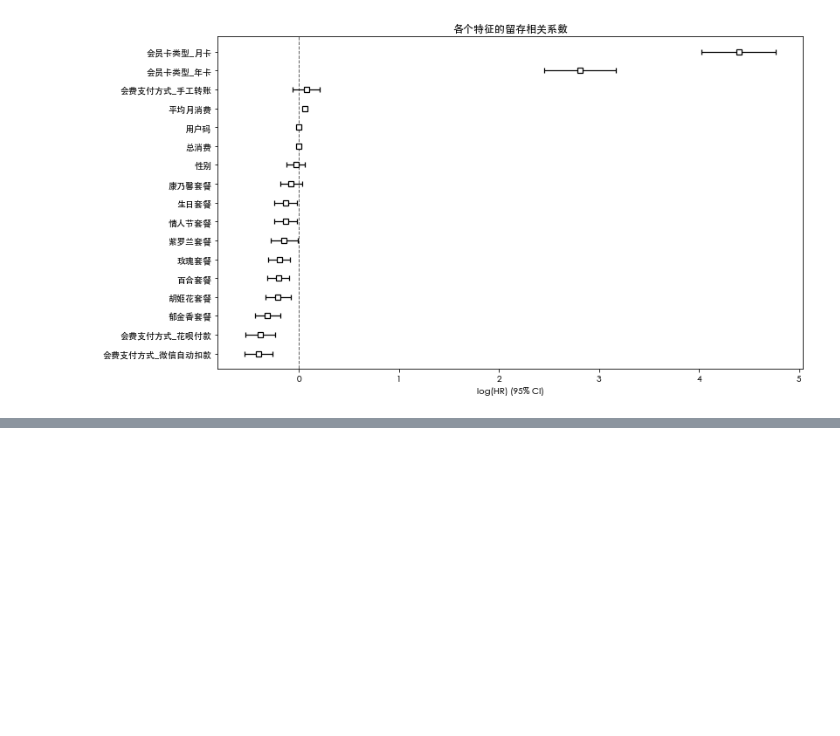
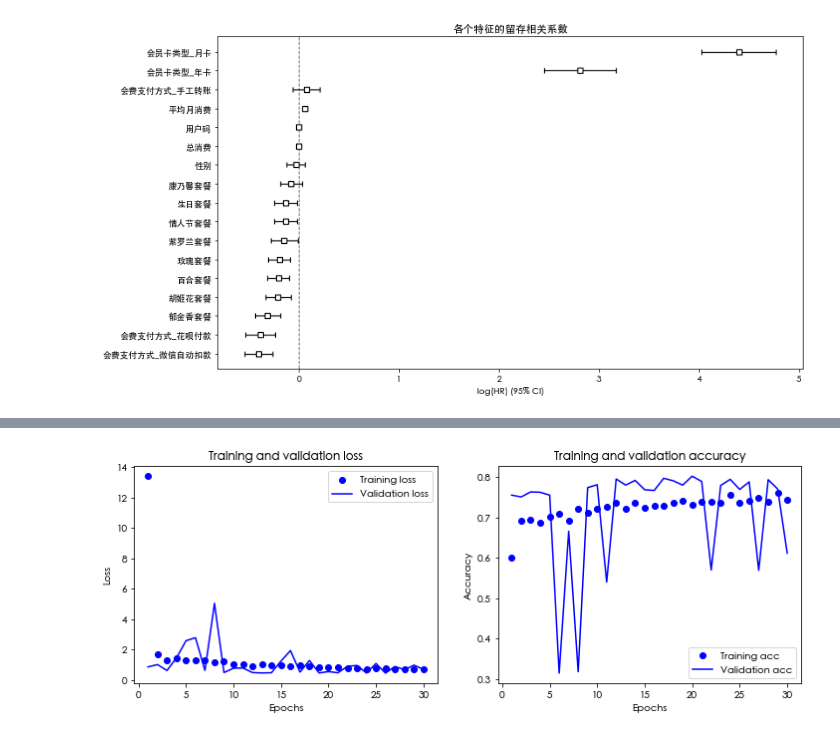
Before and after one commit to eazow/knowledge-hierarchy, a Jupyter notebook: python/machine-learning/retain.ipynb, the cells around one changed output, grey strips where cells are left out. Cells and saved outputs as stored; diff of their text form; code cells hidden in the pictures; blank space fills up the shorter version.

```diff
--- a/python/machine-learning/retain.ipynb
+++ b/python/machine-learning/retain.ipynb
@@ -176,0 +180,3 @@ cph.plot(ax=ax) #绘图
+# %%
+from sklearn.model_selection import train_test_split #导入train_test_split模块
+X_train, X_test, y_train, y_test = train_test_split(X,y,test_size = 0.2) #拆分数据集
@@ -176,0 +185,5 @@ cph.plot(ax=ax) #绘图
+# %%
+from sklearn.linear_model import LogisticRegression #导入逻辑回归模型
+logreg = LogisticRegression() # lr,就代表是逻辑回归模型
+# %%
+logreg.fit(X_train,y_train) #拟合模型
@@ -176,0 +255,8 @@ cph.plot(ax=ax) #绘图
+# %%
+X_train = np.asarray(X_train).astype(np.float32) # 转换为NumPy张量
+print(X_train)
+X_test = np.asarray(X_test).astype(np.float32) # 转换为NumPy张量
+history = dnn.fit(X_train, y_train, # 指定训练集
+              epochs=30,        # 指定训练的轮次
+              batch_size=64,    # 指定数据批量
+              validation_split=0.2) #这里直接从训练集数据中拆分验证集，更方便
@@ -176,0 +281,27 @@ cph.plot(ax=ax) #绘图
+# %%
+def show_history(history): # 显示训练过程中的学习曲线
+    loss = history.history['loss'] #训练损失
+    val_loss = history.history['val_loss'] #验证损失
+    epochs = range(1, len(loss) + 1) #训练轮次
+    plt.figure(figsize=(12,4)) # 图片大小
+    plt.subplot(1, 2, 1) #子图1
+    plt.plot(epochs, loss, 'bo', label='Training loss') #训练损失
+    plt.plot(epochs, val_loss, 'b', label='Validation loss') #验证损失
+    plt.title('Training and validation loss') #图题
+    plt.xlabel('Epochs') #X轴文字
+    plt.ylabel('Loss') #Y轴文字
+    plt.legend() #图例
+    acc = history.history['acc'] #训练准确率
+    val_acc = history.history['val_acc'] #验证准确率
+    plt.subplot(1, 2, 2) #子图2
+    plt.plot(epochs, acc, 'bo', label='Training acc') #训练准确率
+    plt.plot(epochs, val_acc, 'b', label='Validation acc') #验证准确率
+    plt.title('Training and validation accuracy') #图题
+    plt.xlabel('Epochs') #X轴文字
+    plt.ylabel('Accuracy') #Y轴文字
+    plt.legend() #图例
+    plt.show() #绘图
+
+show_history(history) # 调用这个函数
+# %% [output]
+[figure, added]
```
Also changed, not shown: parts of 15 cells of this notebook, 1 other file.
